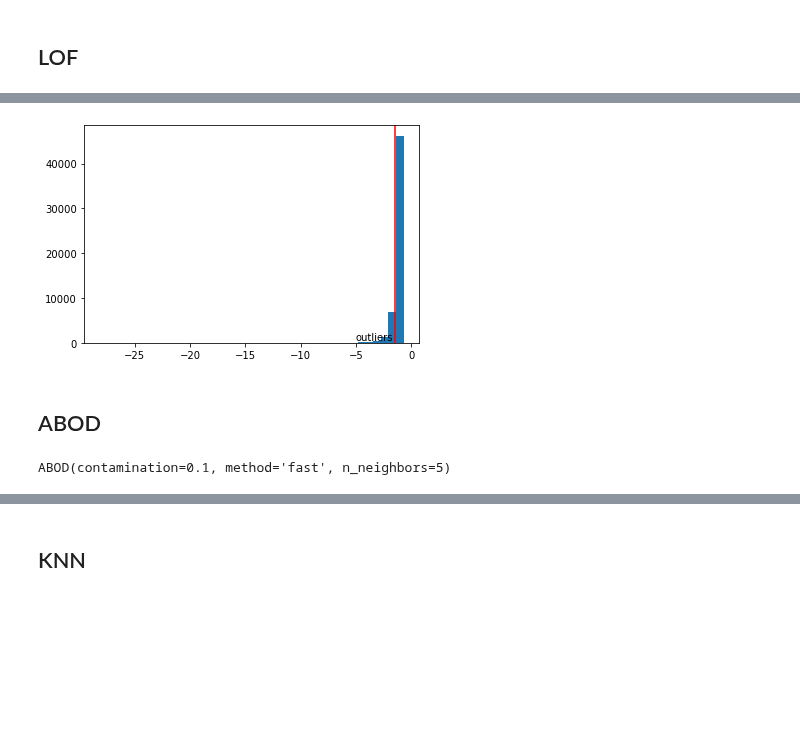
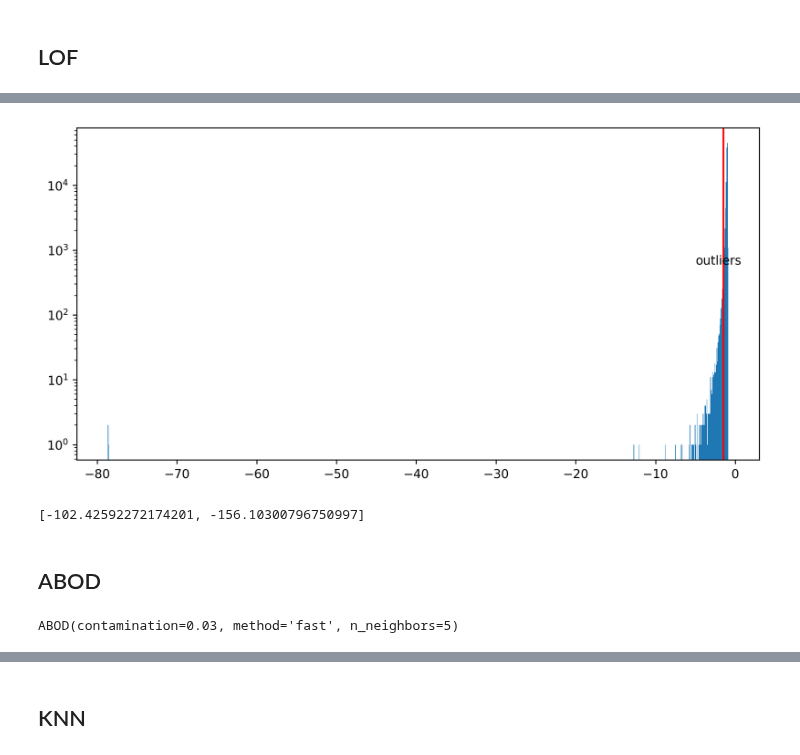
Before and after one commit to cri98li/Data-Mining-2-Project-ts-classification, a Jupyter notebook: outliers.ipynb, the cells around one changed output, grey strips where cells are left out. Cells and saved outputs as stored; diff of their text form; code cells hidden in the pictures; blank space fills up the shorter version.

Commit message:
Commit outliers codice e csv

```diff
--- a/outliers.ipynb
+++ b/outliers.ipynb
@@ -242,3 +40,0 @@ from sklearn.cluster import DBSCAN
-# %%
-dbscan = DBSCAN(eps=100, min_samples=4)
-dbscan.fit(X)
@@ -249,7 +43,7 @@ np.unique(dbscan.labels_, return_counts=True)
 # %%
 from sklearn.neighbors import LocalOutlierFactor
 # %%
-clf = LocalOutlierFactor(n_neighbors=2)
+clf = LocalOutlierFactor(n_neighbors=3)
 outliers = clf.fit_predict(X)
 # %%
 clf.negative_outlier_factor_
@@ -279,0 +72,10 @@ np.min(clf.negative_outlier_factor_[np.where(outliers==-1)])
+# %%
+plt.rcParams['figure.figsize'] = [10, 5]
+plt.rcParams['figure.dpi'] = 250
+
+
+plt.hist(clf.negative_outlier_factor_, bins=400)
+plt.axvline(-1.5, c='r')
+plt.text(-5, 600, 'outliers')
+plt.yscale("log")
+plt.show()
@@ -280,23 +84,34 @@ np.min(clf.negative_outlier_factor_[np.where(outliers==-1)])
+# %%
+res = list()
+
+for i in clf.negative_outlier_factor_:
+    if i > -80:
+        res.append(i)
 # %%
-plt.hist(clf.negative_outlier_factor_, bins=40)
+plt.hist(res, bins=1000)
 plt.axvline(-1.5, c='r')
 plt.text(-5, 600, 'outliers')
+plt.yscale("log")
 plt.show()
 # %% [output]
-[figure, old version]
+[figure, new version]
+# %%
+res
+# %% [output]
+[-102.42592272174201, -156.10300796750997]
+# %% [markdown]
+## ABOD
 # %%
 from pyod.models.abod import ABOD
 from pyod.models.knn import KNN
 #from pyod.models.lof import LOF
 from pyod.models.loci import LOCI
 from pyod.models.auto_encoder import AutoEncoder
-# %% [markdown]
-## ABOD
 # %%
-clf = ABOD()
+clf = ABOD(contamination=.03)
 clf.fit(X)
 # %% [output]
-ABOD(contamination=0.1, method='fast', n_neighbors=5)
+ABOD(contamination=0.03, method='fast', n_neighbors=5)
 # %%
 clf.decision_scores_
 # %% [output]
```
Also changed, not shown: parts of 58 cells of this notebook, 2 other files.
